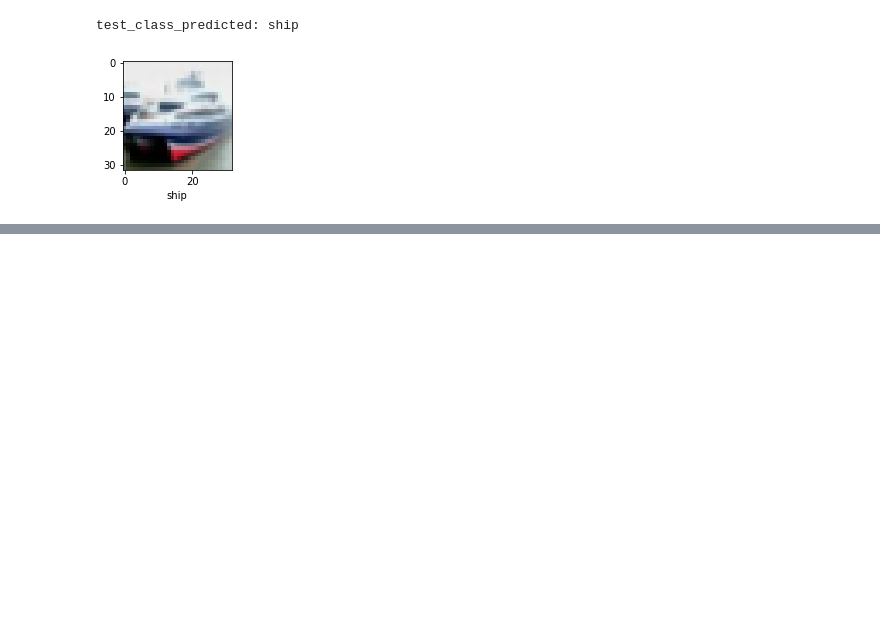
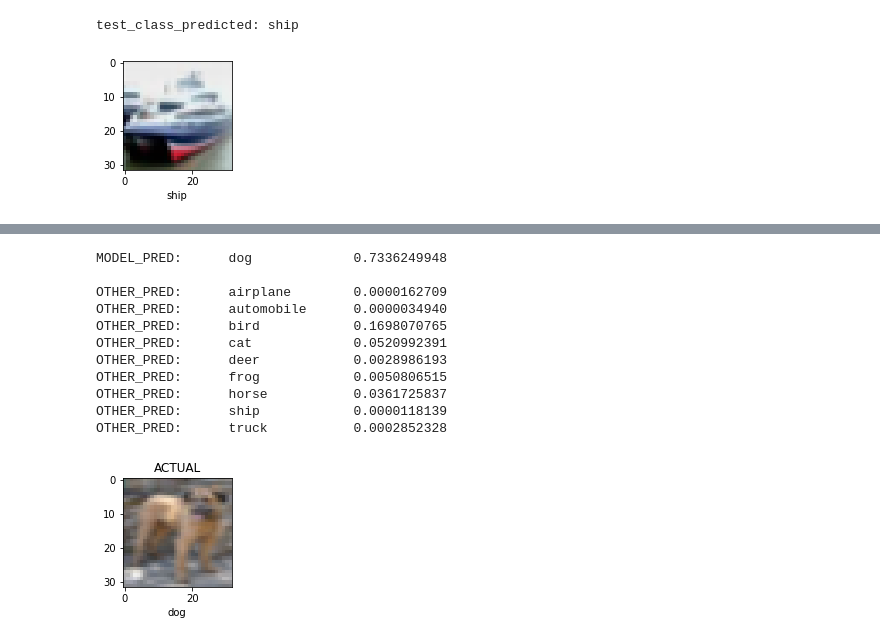
Before and after one commit to hpuma/CNN_CIFAR_FINAL, a Jupyter notebook: Henry_Puma_CSC44700_CIFAR10_CNN.ipynb, the cells around one changed output, grey strips where cells are left out. Cells and saved outputs as stored; diff of their text form; code cells hidden in the pictures; blank space fills up the shorter version.

```diff
--- a/Henry_Puma_CSC44700_CIFAR10_CNN.ipynb
+++ b/Henry_Puma_CSC44700_CIFAR10_CNN.ipynb
@@ -208,0 +235,15 @@ OTHER_PREDICTION:        automobile     0.9199362
+# %%
+test_value()
+# %% [output]
+MODEL_PRED:      dog             0.7336249948
+
+OTHER_PRED:      airplane        0.0000162709
+OTHER_PRED:      automobile      0.0000034940
+OTHER_PRED:      bird            0.1698070765
+OTHER_PRED:      cat             0.0520992391
+OTHER_PRED:      deer            0.0028986193
+OTHER_PRED:      frog            0.0050806515
+OTHER_PRED:      horse           0.0361725837
+OTHER_PRED:      ship            0.0000118139
+OTHER_PRED:      truck           0.0002852328
+[figure, added]
```
Also changed, not shown: parts of 7 cells of this notebook.
